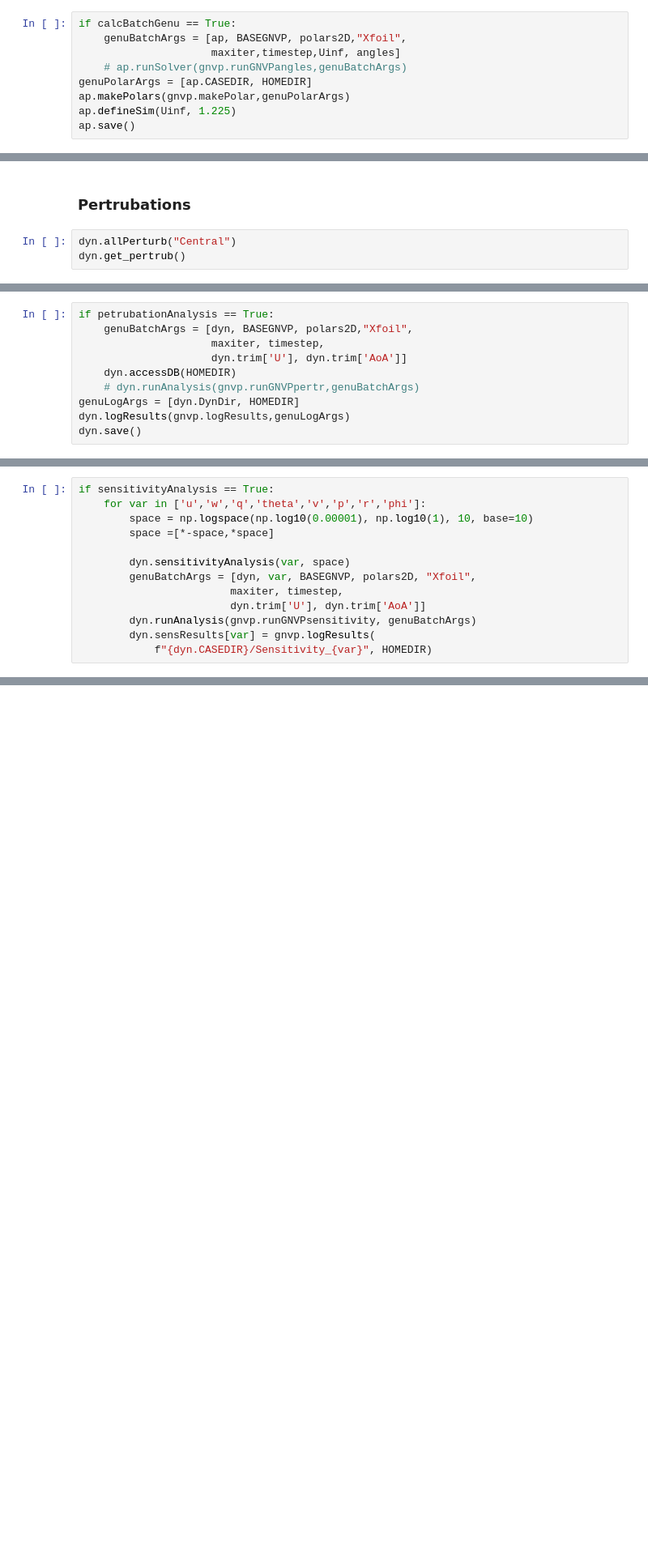
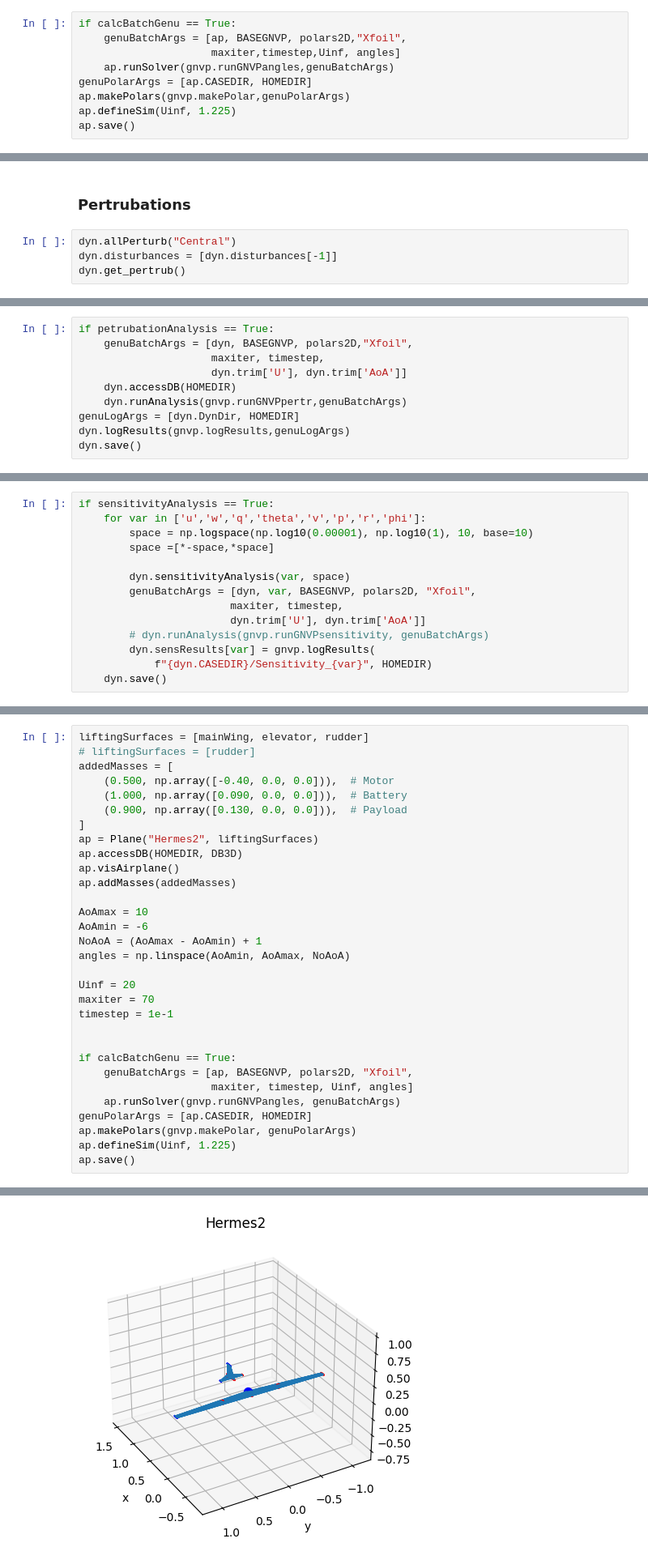
Before and after one commit to trifwn/Icarus, a Jupyter notebook: 3DCalc.ipynb, the cells around one changed output, grey strips where cells are left out. Shown at 81% size. Cells and saved outputs as stored; diff of their text form; blank space fills up the shorter version.

```diff
--- a/3DCalc.ipynb
+++ b/3DCalc.ipynb
@@ -116,7 +123,7 @@ timestep = 1
 if calcBatchGenu == True:
     genuBatchArgs = [ap, BASEGNVP, polars2D,"Xfoil",
                      maxiter,timestep,Uinf, angles]
-    # ap.runSolver(gnvp.runGNVPangles,genuBatchArgs)
+    ap.runSolver(gnvp.runGNVPangles,genuBatchArgs)
 genuPolarArgs = [ap.CASEDIR, HOMEDIR]
 ap.makePolars(gnvp.makePolar,genuPolarArgs)
 ap.defineSim(Uinf, 1.225)
@@ -133,4 +163,5 @@ dyn = dp(ap,polars2D)
 ### Pertrubations
 # %%
 dyn.allPerturb("Central")
+dyn.disturbances = [dyn.disturbances[-1]]
 dyn.get_pertrub()
@@ -140,7 +175,7 @@ if petrubationAnalysis == True:
                      maxiter, timestep,
                      dyn.trim['U'], dyn.trim['AoA']]
     dyn.accessDB(HOMEDIR)
-    # dyn.runAnalysis(gnvp.runGNVPpertr,genuBatchArgs)
+    dyn.runAnalysis(gnvp.runGNVPpertr,genuBatchArgs)
 genuLogArgs = [dyn.DynDir, HOMEDIR]
 dyn.logResults(gnvp.logResults,genuLogArgs)
 dyn.save()
@@ -154,6 +203,7 @@ if sensitivityAnalysis == True:
         genuBatchArgs = [dyn, var, BASEGNVP, polars2D, "Xfoil",
                         maxiter, timestep,
                         dyn.trim['U'], dyn.trim['AoA']]
-        dyn.runAnalysis(gnvp.runGNVPsensitivity, genuBatchArgs)
+        # dyn.runAnalysis(gnvp.runGNVPsensitivity, genuBatchArgs)
         dyn.sensResults[var] = gnvp.logResults(
             f"{dyn.CASEDIR}/Sensitivity_{var}", HOMEDIR)
+    dyn.save()
@@ -244,0 +338,32 @@ plt.show()
+# %%
+liftingSurfaces = [mainWing, elevator, rudder]
+# liftingSurfaces = [rudder]
+addedMasses = [
+    (0.500, np.array([-0.40, 0.0, 0.0])),  # Motor
+    (1.000, np.array([0.090, 0.0, 0.0])),  # Battery
+    (0.900, np.array([0.130, 0.0, 0.0])),  # Payload
+]
+ap = Plane("Hermes2", liftingSurfaces)
+ap.accessDB(HOMEDIR, DB3D)
+ap.visAirplane()
+ap.addMasses(addedMasses)
+
+AoAmax = 10
+AoAmin = -6
+NoAoA = (AoAmax - AoAmin) + 1
+angles = np.linspace(AoAmin, AoAmax, NoAoA)
+
+Uinf = 20
+maxiter = 70
+timestep = 1e-1
+
+
+if calcBatchGenu == True:
+    genuBatchArgs = [ap, BASEGNVP, polars2D, "Xfoil",
+                     maxiter, timestep, Uinf, angles]
+    ap.runSolver(gnvp.runGNVPangles, genuBatchArgs)
+genuPolarArgs = [ap.CASEDIR, HOMEDIR]
+ap.makePolars(gnvp.makePolar, genuPolarArgs)
+ap.defineSim(Uinf, 1.225)
+ap.save()
+# %% [output]
@@ -244,0 +387 @@ plt.show()
+[figure, added]
```
Also changed, not shown: parts of 18 cells of this notebook, 45 other files.
